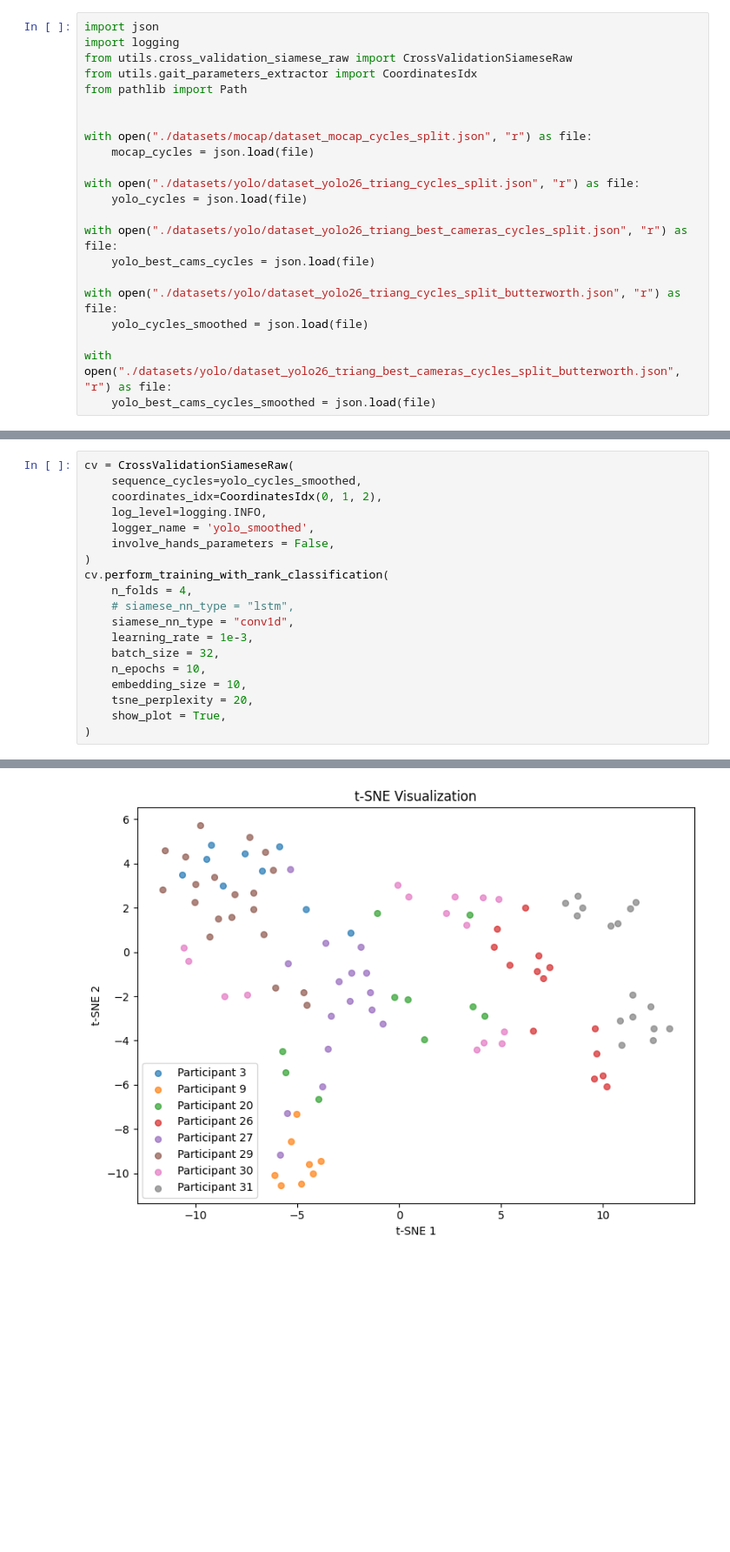
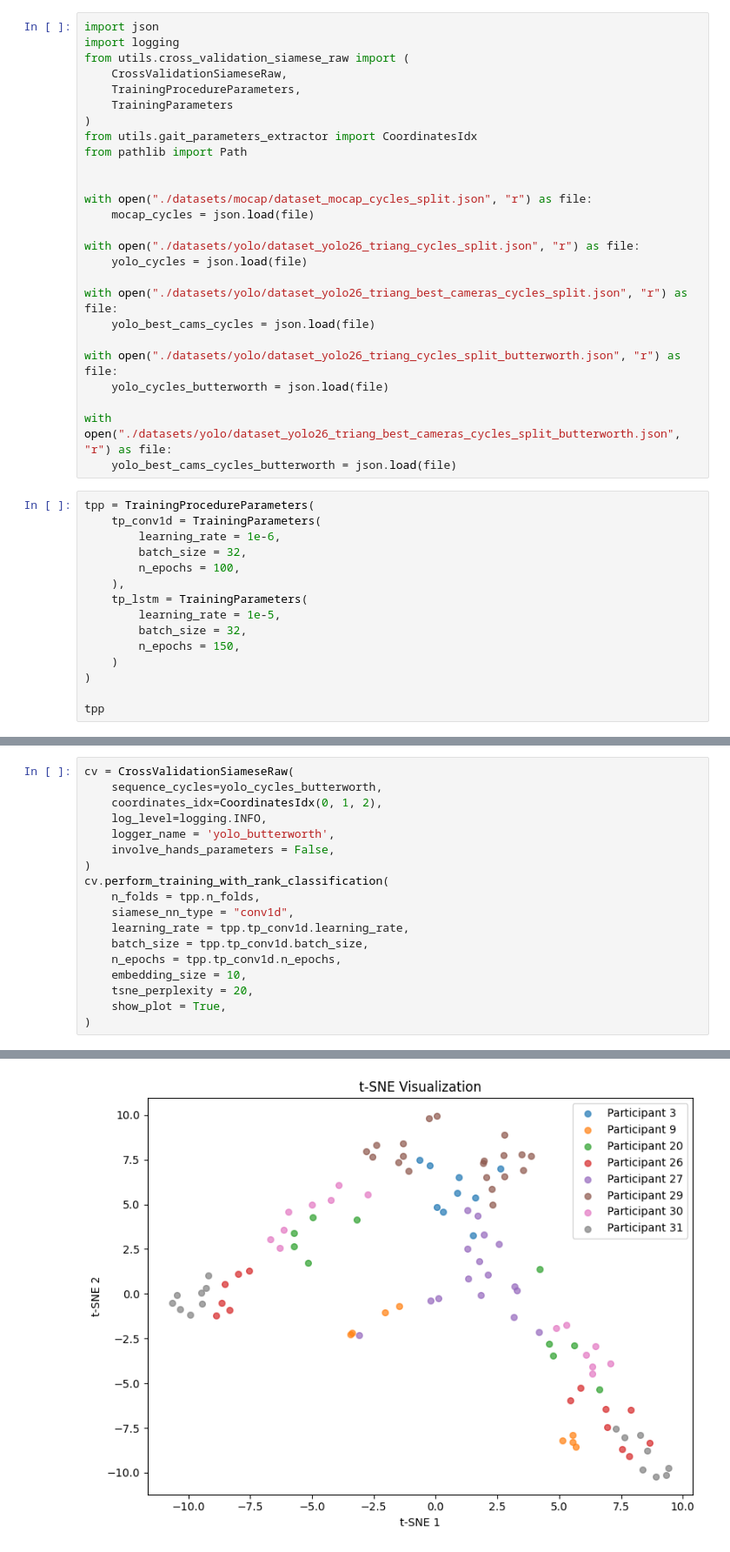
Before and after one commit to mklimek001/gait-features-identification, a Jupyter notebook: cv_embeddings_wo_hands_experiments.ipynb, the cells around one changed output, grey strips where cells are left out. Shown at 87% size. Cells and saved outputs as stored; diff of their text form; blank space fills up the shorter version.

```diff
--- a/cv_embeddings_wo_hands_experiments.ipynb
+++ b/cv_embeddings_wo_hands_experiments.ipynb
@@ -1,7 +1,11 @@
 # %%
 import json
 import logging
-from utils.cross_validation_siamese_raw import CrossValidationSiameseRaw
+from utils.cross_validation_siamese_raw import (
+    CrossValidationSiameseRaw,
+    TrainingProcedureParameters,
+    TrainingParameters
+)
 from utils.gait_parameters_extractor import CoordinatesIdx
 from pathlib import Path
 
@@ -16,7 +20,22 @@ with open("./datasets/yolo/dataset_yolo26_triang_best_cameras_cycles_split.json"
     yolo_best_cams_cycles = json.load(file)
 
 with open("./datasets/yolo/dataset_yolo26_triang_cycles_split_butterworth.json", "r") as file:
-    yolo_cycles_smoothed = json.load(file)
+    yolo_cycles_butterworth = json.load(file)
 
 with open("./datasets/yolo/dataset_yolo26_triang_best_cameras_cycles_split_butterworth.json", "r") as file:
-    yolo_best_cams_cycles_smoothed = json.load(file)
+    yolo_best_cams_cycles_butterworth = json.load(file)
+# %%
+tpp = TrainingProcedureParameters(
+    tp_conv1d = TrainingParameters(
+        learning_rate = 1e-6,
+        batch_size = 32,
+        n_epochs = 100,
+    ),
+    tp_lstm = TrainingParameters(
+        learning_rate = 1e-5,
+        batch_size = 32,
+        n_epochs = 150,
+    )
+)
+
+tpp
@@ -676,18 +696,17 @@ cv.perform_training_with_rank_classification(
 # %%
 cv = CrossValidationSiameseRaw(
-    sequence_cycles=yolo_cycles_smoothed,
+    sequence_cycles=yolo_cycles_butterworth,
     coordinates_idx=CoordinatesIdx(0, 1, 2),
     log_level=logging.INFO,
-    logger_name = 'yolo_smoothed',
+    logger_name = 'yolo_butterworth',
     involve_hands_parameters = False,
 )
 cv.perform_training_with_rank_classification(
-    n_folds = 4,
-    # siamese_nn_type = "lstm",
+    n_folds = tpp.n_folds,
     siamese_nn_type = "conv1d",
-    learning_rate = 1e-3,
-    batch_size = 32,
-    n_epochs = 10,
+    learning_rate = tpp.tp_conv1d.learning_rate,
+    batch_size = tpp.tp_conv1d.batch_size,
+    n_epochs = tpp.tp_conv1d.n_epochs,
     embedding_size = 10,
     tsne_perplexity = 20,
     show_plot = True,
@@ -709 +732 @@ cv.perform_training_with_rank_classification(
-[figure, old version]
+[figure, new version]
```
Also changed, not shown: parts of 11 cells of this notebook, 14 other files.
